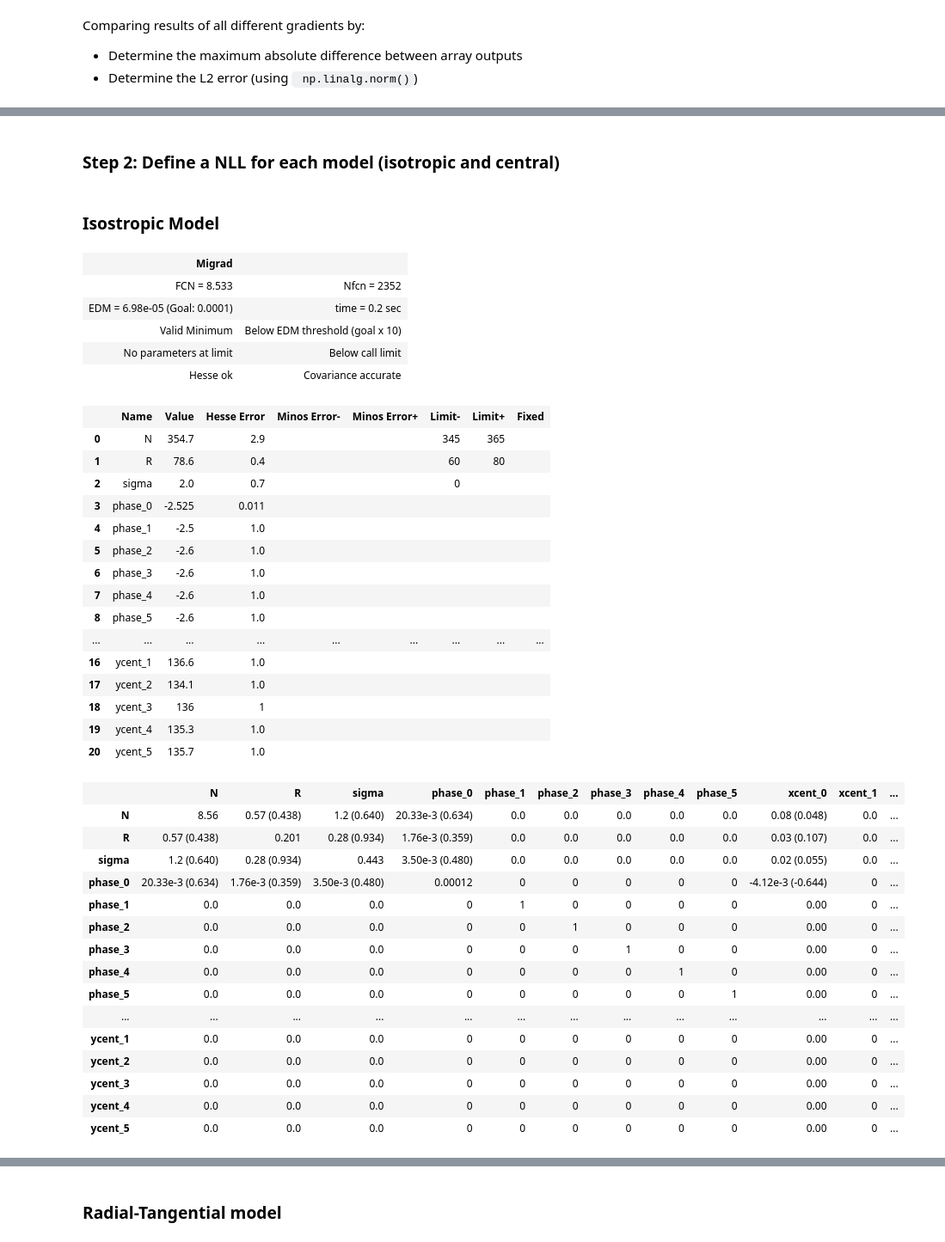
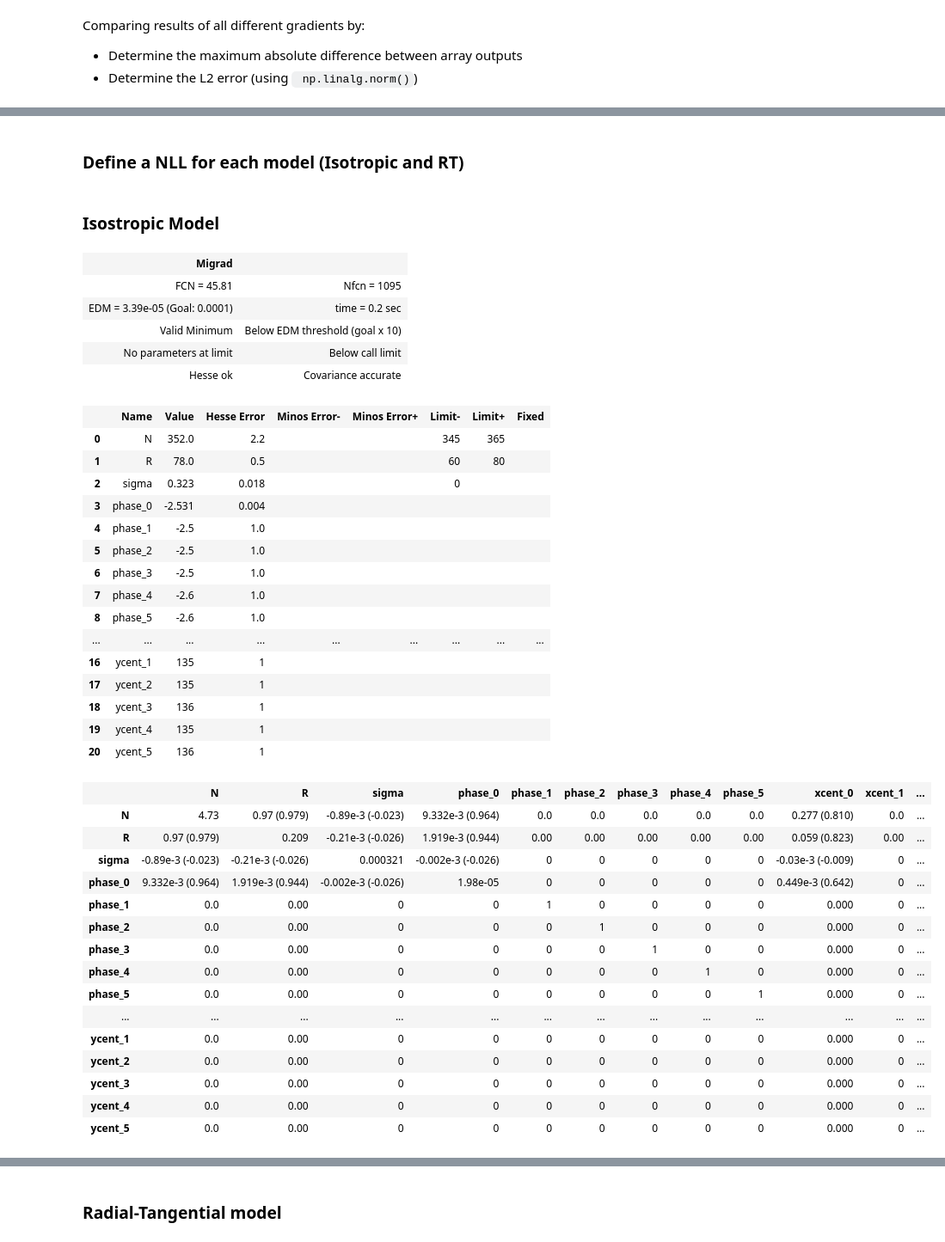
Before and after one commit to MatteoMancini01/S2_Cw, a Jupyter notebook: NoteBook.ipynb, the cells around one changed output, grey strips where cells are left out. Shown at 86% size. Cells and saved outputs as stored; diff of their text form; code cells hidden in the pictures.

```diff
--- a/NoteBook.ipynb
+++ b/NoteBook.ipynb
@@ -288,5 +370,5 @@ visualise_data(sub_data)
 # %% [markdown]
-### Step 2: Define a NLL for each model (isotropic and central)
+### Define a NLL for each model (Isotropic and RT)
 # %% [markdown]
 ### Isostropic Model
 # %%
@@ -320,8 +402,8 @@ def neg_log_likelihood_is(N, R, sigma,
     data = np.array(data, dtype=object)  # Convert data list to a NumPy array (dtype=object keeps tuples)
 
     # Compute log-likelihood and negate it
-    params = np.array([R, sigma, *phases, *xcents, *ycents])  # Convert to array to avoid issues
-    return -log_likelihood_isotropic(params, data, N)  # Negate log-likelihood for minimization
+    params = np.array([N, R, sigma, *phases, *xcents, *ycents])  # Convert to array to avoid issues
+    return -log_likelihood_isotropic(params, data)  # Negate log-likelihood for minimization
 
 # Example setup for 6 sections
 
@@ -332,13 +414,17 @@ data = [(sub_data['Mean(X)'], sub_data['Mean(Y)'])]
 
 
 # Initial parameter estimates for 6 sections
-N = 355
-R_init = 77.0
+N = 360.0
+R_init = 80.0
 sigma_init = 0.15
 np.random.seed(1)
-phases_init = np.random.uniform(-2.57, -2.51, 6)#[-2.53, -2.53, -2.53, -2.54, -2.55, -2.55]
-xcents_init = np.random.uniform(78, 84, 6) #[79, 79, 79, 81, 81, 83]
-ycents_init = np.random.uniform(134, 137, 6) # [136, 135, 135, 136, 135, 136]
+#phases_init = np.random.uniform(-2.57, -2.51, 6)#[-2.53, -2.53, -2.53, -2.54, -2.55, -2.55]
+#xcents_init = np.random.uniform(78, 84, 6) #[79, 79, 79, 81, 81, 83]
+#ycents_init = np.random.uniform(134, 137, 6) # [136, 135, 135, 136, 135, 136]
+
+phases_init = [-2.53, -2.53, -2.53, -2.54, -2.55, -2.55]
+xcents_init = [79, 79, 79, 81, 81, 83]
+ycents_init = [136, 135, 135, 136, 135, 136]
 
 # Combine parameters into one list
 init_params = [N, R_init, sigma_init, *phases_init, *xcents_init, *ycents_init]
@@ -346,57 +432,57 @@ init_params = [N, R_init, sigma_init, *phases_init, *xcents_init, *ycents_init]
 m_is = Minuit(neg_log_likelihood_is,
            N=init_params[0], R=init_params[1], sigma=init_params[2],
            phase_0=init_params[3], phase_1=init_params[4], phase_2=init_params[5],
            phase_3=init_params[6], phase_4=init_params[7], phase_5=init_params[8],
            xcent_0=init_params[9], xcent_1=init_params[10], xcent_2=init_params[11],
            xcent_3=init_params[12], xcent_4=init_params[13], xcent_5=init_params[14],
            ycent_0=init_params[15], ycent_1=init_params[16], ycent_2=init_params[17],
            ycent_3=init_params[18], ycent_4=init_params[19], ycent_5=init_params[20])
 
 # Define likelihood optimization settings
 m_is.errordef = Minuit.LIKELIHOOD
 m_is.limits['N'] = (345, 365)  # Set realistic bounds for N
 m_is.limits['R'] = (60, 80)
 m_is.limits['sigma'] = (0, None)  # sigma must be positive
 
 
 # Run the minimization
 m_is.migrad()
 # %% [output]
 | Migrad |  |
-| FCN = 8.533 | Nfcn = 2352 |
-| EDM = 6.98e-05 (Goal: 0.0001) | time = 0.2 sec |
+| FCN = 45.81 | Nfcn = 1095 |
+| EDM = 3.39e-05 (Goal: 0.0001) | time = 0.2 sec |
 | Valid Minimum | Below EDM threshold (goal x 10) |
 | No parameters at limit | Below call limit |
 | Hesse ok | Covariance accurate |
 |  | Name | Value | Hesse Error | Minos Error- | Minos Error+ | Limit- | Limit+ | Fixed |
-| 0 | N | 354.7 | 2.9 |  |  | 345 | 365 |  |
-| 1 | R | 78.6 | 0.4 |  |  | 60 | 80 |  |
-| 2 | sigma | 2.0 | 0.7 |  |  | 0 |  |  |
-| 3 | phase_0 | -2.525 | 0.011 |  |  |  |  |  |
+| 0 | N | 352.0 | 2.2 |  |  | 345 | 365 |  |
+| 1 | R | 78.0 | 0.5 |  |  | 60 | 80 |  |
+| 2 | sigma | 0.323 | 0.018 |  |  | 0 |  |  |
+| 3 | phase_0 | -2.531 | 0.004 |  |  |  |  |  |
 | 4 | phase_1 | -2.5 | 1.0 |  |  |  |  |  |
-| 5 | phase_2 | -2.6 | 1.0 |  |  |  |  |  |
-| 6 | phase_3 | -2.6 | 1.0 |  |  |  |  |  |
+| 5 | phase_2 | -2.5 | 1.0 |  |  |  |  |  |
+| 6 | phase_3 | -2.5 | 1.0 |  |  |  |  |  |
 | 7 | phase_4 | -2.6 | 1.0 |  |  |  |  |  |
 | 8 | phase_5 | -2.6 | 1.0 |  |  |  |  |  |
 | ... | ... | ... | ... | ... | ... | ... | ... | ... |
-| 16 | ycent_1 | 136.6 | 1.0 |  |  |  |  |  |
-| 17 | ycent_2 | 134.1 | 1.0 |  |  |  |  |  |
+| 16 | ycent_1 | 135 | 1 |  |  |  |  |  |
+| 17 | ycent_2 | 135 | 1 |  |  |  |  |  |
 | 18 | ycent_3 | 136 | 1 |  |  |  |  |  |
-| 19 | ycent_4 | 135.3 | 1.0 |  |  |  |  |  |
-| 20 | ycent_5 | 135.7 | 1.0 |  |  |  |  |  |
+| 19 | ycent_4 | 135 | 1 |  |  |  |  |  |
+| 20 | ycent_5 | 136 | 1 |  |  |  |  |  |
 |  | N | R | sigma | phase_0 | phase_1 | phase_2 | phase_3 | phase_4 | phase_5 | xcent_0 | xcent_1 | ... |
-| N | 8.56 | 0.57 (0.438) | 1.2 (0.640) | 20.33e-3 (0.634) | 0.0 | 0.0 | 0.0 | 0.0 | 0.0 | 0.08 (0.048) | 0.0 | ... |
-| R | 0.57 (0.438) | 0.201 | 0.28 (0.934) | 1.76e-3 (0.359) | 0.0 | 0.0 | 0.0 | 0.0 | 0.0 | 0.03 (0.107) | 0.0 | ... |
-| sigma | 1.2 (0.640) | 0.28 (0.934) | 0.443 | 3.50e-3 (0.480) | 0.0 | 0.0 | 0.0 | 0.0 | 0.0 | 0.02 (0.055) | 0.0 | ... |
-| phase_0 | 20.33e-3 (0.634) | 1.76e-3 (0.359) | 3.50e-3 (0.480) | 0.00012 | 0 | 0 | 0 | 0 | 0 | -4.12e-3 (-0.644) | 0 | ... |
-| phase_1 | 0.0 | 0.0 | 0.0 | 0 | 1 | 0 | 0 | 0 | 0 | 0.00 | 0 | ... |
-| phase_2 | 0.0 | 0.0 | 0.0 | 0 | 0 | 1 | 0 | 0 | 0 | 0.00 | 0 | ... |
-| phase_3 | 0.0 | 0.0 | 0.0 | 0 | 0 | 0 | 1 | 0 | 0 | 0.00 | 0 | ... |
-| phase_4 | 0.0 | 0.0 | 0.0 | 0 | 0 | 0 | 0 | 1 | 0 | 0.00 | 0 | ... |
-| phase_5 | 0.0 | 0.0 | 0.0 | 0 | 0 | 0 | 0 | 0 | 1 | 0.00 | 0 | ... |
+| N | 4.73 | 0.97 (0.979) | -0.89e-3 (-0.023) | 9.332e-3 (0.964) | 0.0 | 0.0 | 0.0 | 0.0 | 0.0 | 0.277 (0.810) | 0.0 | ... |
+| R | 0.97 (0.979) | 0.209 | -0.21e-3 (-0.026) | 1.919e-3 (0.944) | 0.00 | 0.00 | 0.00 | 0.00 | 0.00 | 0.059 (0.823) | 0.00 | ... |
+| sigma | -0.89e-3 (-0.023) | -0.21e-3 (-0.026) | 0.000321 | -0.002e-3 (-0.026) | 0 | 0 | 0 | 0 | 0 | -0.03e-3 (-0.009) | 0 | ... |
+| phase_0 | 9.332e-3 (0.964) | 1.919e-3 (0.944) | -0.002e-3 (-0.026) | 1.98e-05 | 0 | 0 | 0 | 0 | 0 | 0.449e-3 (0.642) | 0 | ... |
+| phase_1 | 0.0 | 0.00 | 0 | 0 | 1 | 0 | 0 | 0 | 0 | 0.000 | 0 | ... |
+| phase_2 | 0.0 | 0.00 | 0 | 0 | 0 | 1 | 0 | 0 | 0 | 0.000 | 0 | ... |
+| phase_3 | 0.0 | 0.00 | 0 | 0 | 0 | 0 | 1 | 0 | 0 | 0.000 | 0 | ... |
+| phase_4 | 0.0 | 0.00 | 0 | 0 | 0 | 0 | 0 | 1 | 0 | 0.000 | 0 | ... |
+| phase_5 | 0.0 | 0.00 | 0 | 0 | 0 | 0 | 0 | 0 | 1 | 0.000 | 0 | ... |
 | ... | ... | ... | ... | ... | ... | ... | ... | ... | ... | ... | ... | ... |
-| ycent_1 | 0.0 | 0.0 | 0.0 | 0 | 0 | 0 | 0 | 0 | 0 | 0.00 | 0 | ... |
-| ycent_2 | 0.0 | 0.0 | 0.0 | 0 | 0 | 0 | 0 | 0 | 0 | 0.00 | 0 | ... |
-| ycent_3 | 0.0 | 0.0 | 0.0 | 0 | 0 | 0 | 0 | 0 | 0 | 0.00 | 0 | ... |
-| ycent_4 | 0.0 | 0.0 | 0.0 | 0 | 0 | 0 | 0 | 0 | 0 | 0.00 | 0 | ... |
-| ycent_5 | 0.0 | 0.0 | 0.0 | 0 | 0 | 0 | 0 | 0 | 0 | 0.00 | 0 | ... |
+| ycent_1 | 0.0 | 0.00 | 0 | 0 | 0 | 0 | 0 | 0 | 0 | 0.000 | 0 | ... |
+| ycent_2 | 0.0 | 0.00 | 0 | 0 | 0 | 0 | 0 | 0 | 0 | 0.000 | 0 | ... |
+| ycent_3 | 0.0 | 0.00 | 0 | 0 | 0 | 0 | 0 | 0 | 0 | 0.000 | 0 | ... |
+| ycent_4 | 0.0 | 0.00 | 0 | 0 | 0 | 0 | 0 | 0 | 0 | 0.000 | 0 | ... |
+| ycent_5 | 0.0 | 0.00 | 0 | 0 | 0 | 0 | 0 | 0 | 0 | 0.000 | 0 | ... |
```
Also changed, not shown: parts of 68 cells of this notebook, 4 other files.
